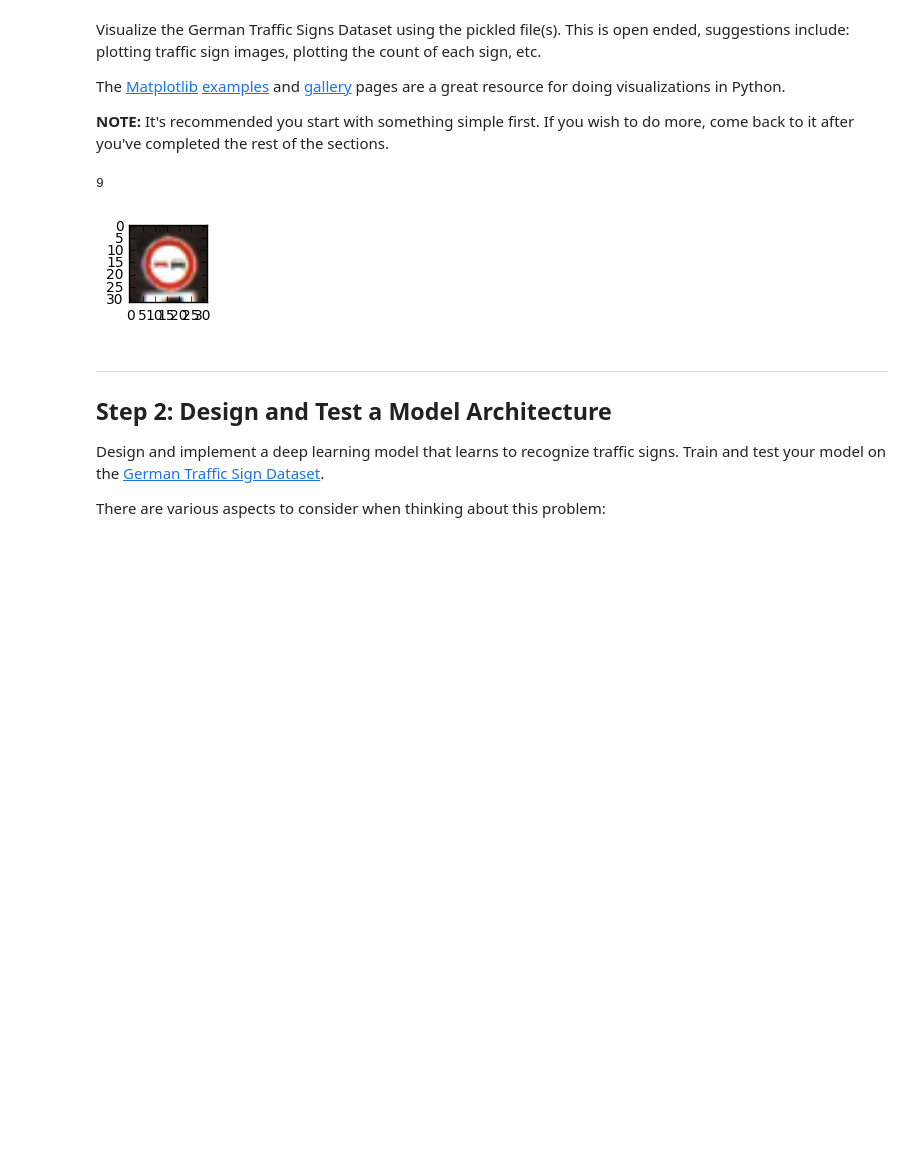
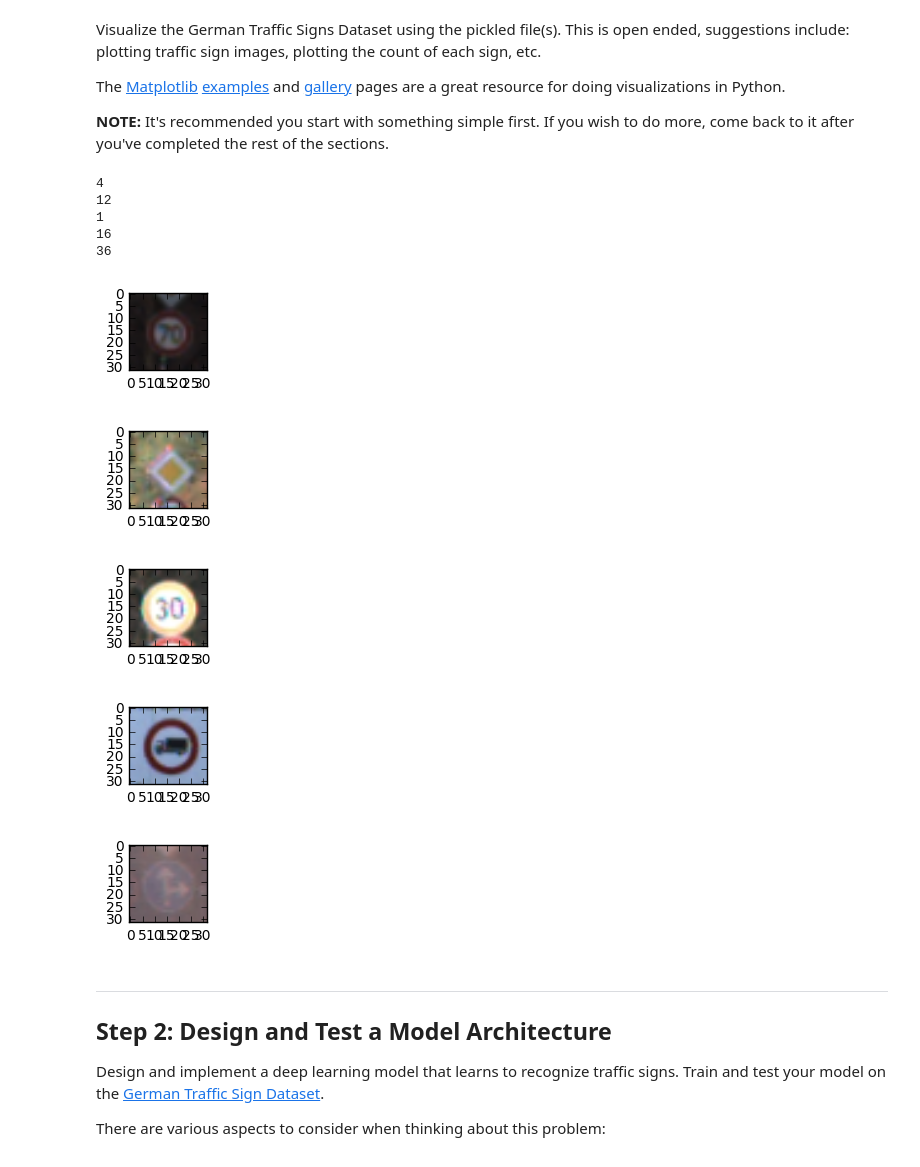
Before and after one commit to html5cat/CarND-Traffic-Sign-Classifier-Project, a Jupyter notebook: Traffic_Sign_Classifier.ipynb, the cells around one changed output. Cells and saved outputs as stored; diff of their text form; code cells hidden in the pictures; blank space fills up the shorter version.

```diff
--- a/Traffic_Sign_Classifier.ipynb
+++ b/Traffic_Sign_Classifier.ipynb
@@ -96,18 +96,27 @@ The [Matplotlib](http://matplotlib.org/) [examples](http://matplotlib.org/exampl
 # %%
 import random
 import numpy as np
 import matplotlib.pyplot as plt
 %matplotlib inline
 
-index = random.randint(0, len(X_train))
-image = X_train[index].squeeze()
+for i in range(5):
+    index = random.randint(0, len(X_train))
+    image = X_train[index].squeeze()
 
-plt.figure(figsize=(1,1))
-plt.imshow(image)
-print(y_train[index])
+    plt.figure(figsize=(1,1))
+    plt.imshow(image)
+    print(y_train[index])
 # %% [output]
-9
+4
+12
+1
+16
+36
-[figure, old version]
+[figure, new version]
+[figure, added]
+[figure, added]
+[figure, added]
+[figure, added]
 # %% [markdown]
 ----
 
```
Also changed, not shown: parts of 10 cells of this notebook.
